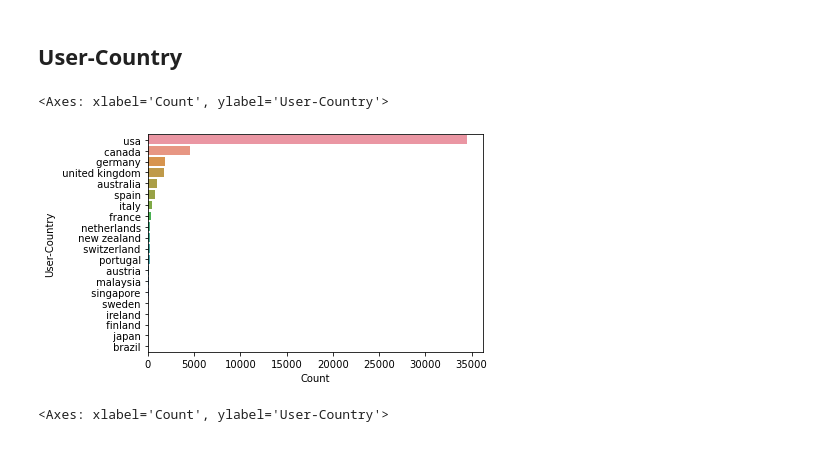
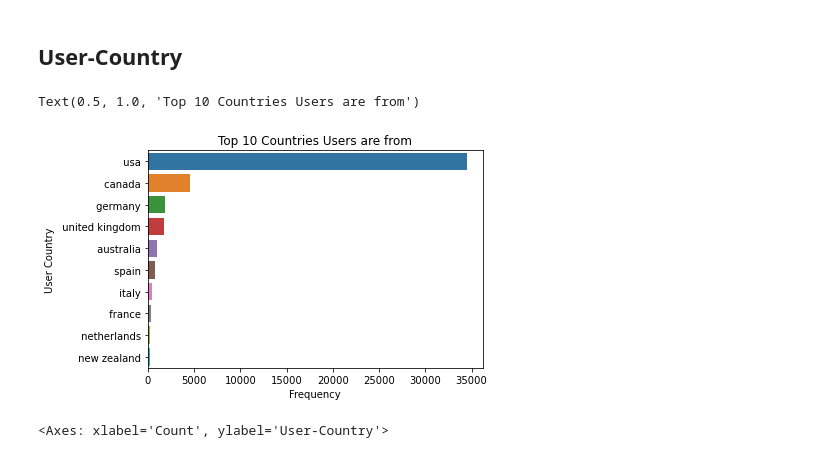
Before and after one commit to caseynator123/EDP_assigment2, a Jupyter notebook: eda/eda.ipynb, the cells around one changed output. Drawn from its saved outputs; the diff is of its cells as text; code cells hidden in the pictures.

```diff
--- a/eda/eda.ipynb
+++ b/eda/eda.ipynb
@@ -816,11 +711,14 @@ sns.barplot(users_state.tail(20), x = "Count", y = "User-State", orient = "h")
 # %%
 users_country = users.groupby(["User-Country"])["User-ID"].count() \
     .sort_values(ascending = False).reset_index().rename(columns= {'User-ID':'Count'})
 
-sns.barplot(users_country.head(20), x = "Count", y = "User-Country", orient = "h")
+sns.barplot(users_country.head(10), x = "Count", y = "User-Country", orient = "h")
+plt.xlabel('Frequency')
+plt.ylabel('User Country')
+plt.title('Top 10 Countries Users are from')
 # %% [output]
-<Axes: xlabel='Count', ylabel='User-Country'>
+Text(0.5, 1.0, 'Top 10 Countries Users are from')
-[figure, old version]
+[figure, new version]
 # %%
 sns.barplot(users_country.tail(20), x = "Count", y = "User-Country", orient = "h")
 # %% [output]
```
Also changed, not shown: parts of 62 cells of this notebook, 2 other files.
